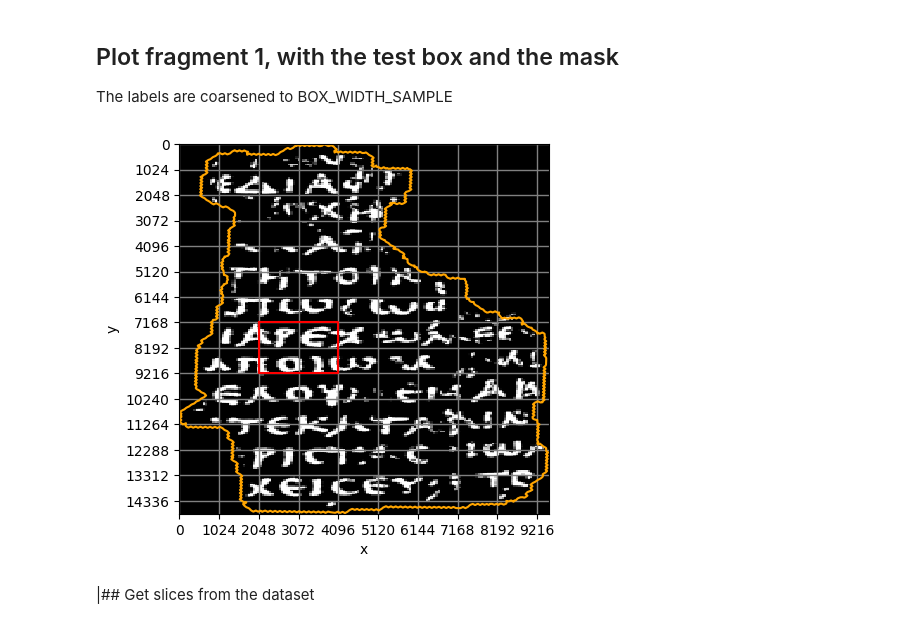
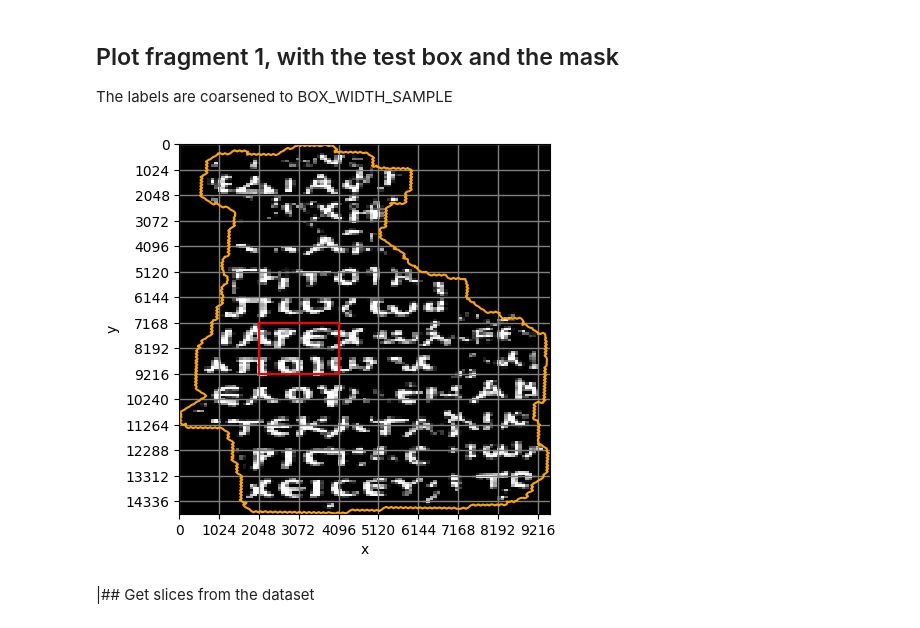
Before and after one commit to johnlavelle/vesuvius-ink-detection, a Jupyter notebook: notebooks/analysis.ipynb, the cells around one changed output. Cells and saved outputs as stored; diff of their text form; code cells hidden in the pictures.

```diff
--- a/notebooks/analysis.ipynb
+++ b/notebooks/analysis.ipynb
@@ -35,41 +30,47 @@ device(type='cpu')
+# %%
+config = BaseTrainer.configuration()
 # %% [markdown]
 
 ## Plot fragment 1, with the test box and the mask
 
 The labels are coarsened to BOX_WIDTH_SAMPLE
 # %%
-def plot_mask(dataset, big_mask_poly, test_box_poly, large=1024, sample=config1.box_width_xy) -> None:
+def plot_mask(dataset, big_mask_poly, test_box_poly, large=1024, sample=91) -> None:
     fig, ax1 = plt.subplots(1, 1)
     labels = dataset['labels'].astype(int)
     labels_coarse = dataset['labels'].astype(np.float32).coarsen(x=sample, y=sample,
                                                                  boundary='pad').mean()
     height, width = labels.shape
     aspect_ratio = width / height
     labels_coarse.plot.imshow(col_wrap=5, robust=True, yincrease=False, cmap='gray', add_colorbar=False, ax=ax1)
     xticks = np.arange(0, labels.shape[1], large)
     yticks = np.arange(0, labels.shape[0], large)
     ax1.set_xticks(xticks)
     ax1.set_yticks(yticks)
     ax1.grid(True, which='both', color='gray', linestyle='-', linewidth=1)
     ax1.plot(*big_mask_poly.exterior.xy, 'orange')
     ax1.plot(*test_box_poly.exterior.xy, 'red')
     ax1.set_aspect(aspect_ratio)
 
 
 def get_ploy_mask(ds_demo: xr.Dataset) -> Polygon:
     poly_mask_demo = vectorise_raster(ds_demo['mask'].pad(x=1, y=1, mode="constant", constant_values=False).values)
     return translate(poly_mask_demo, xoff=int(ds_demo.x[0]), yoff=int(ds_demo.y[0]))
 
+xl, yl = 2048, 7168  # lower left corner of the test box
+width, height = 2045, 2048
+test_box=(xl, yl, xl + width, yl + height)
 
-def get_data_and_plot_masks(fragment=config1.test_box_fragment, hold_back_rect=config1.test_box) -> None:
-    ds_demo = read_dataset_from_zarr(fragment, config1.num_workers, config1.prefix, normalize=True)
+
+def get_data_and_plot_masks(fragment=config.test_box_fragment, hold_back_rect=test_box) -> None:
+    ds_demo = read_dataset_from_zarr(fragment, 3, prefix=config.prefix, normalize=True)
     poly_mask_demo = get_ploy_mask(ds_demo)
     plot_mask(ds_demo, poly_mask_demo, coords_to_poly(hold_back_rect))
 
 
 get_data_and_plot_masks()
 # %% [output]
-[figure, old version]
+[figure, new version]
 # %% [markdown]
 |## Get slices from the dataset
 # %%
```
Also changed, not shown: parts of 3 cells of this notebook, 13 other files.
